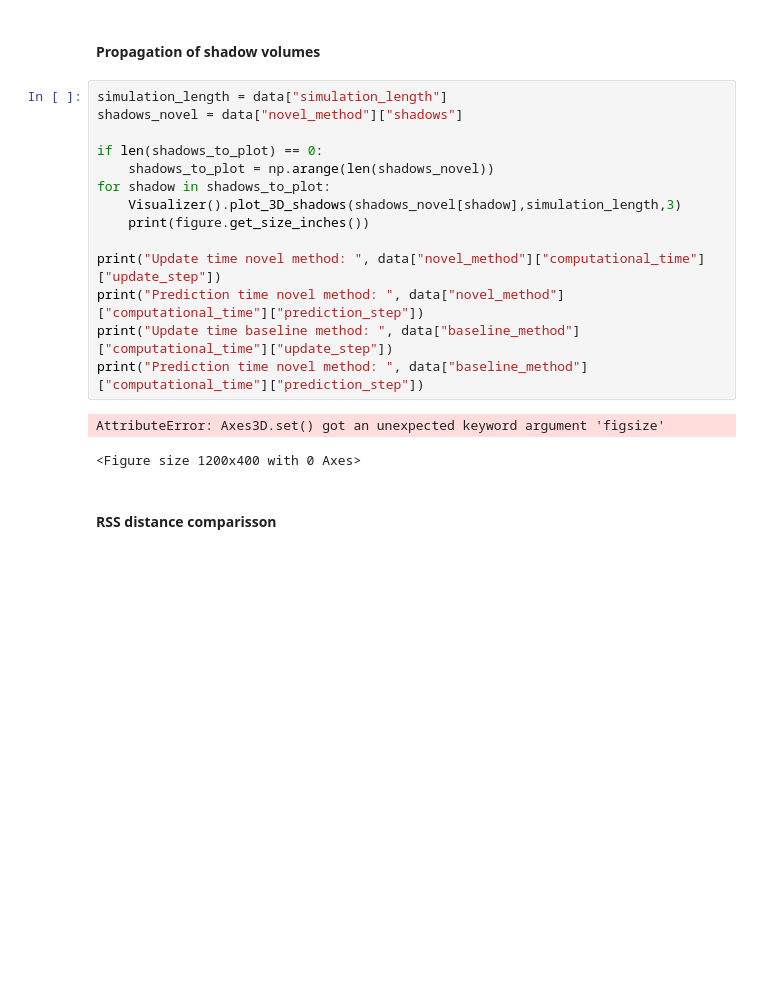
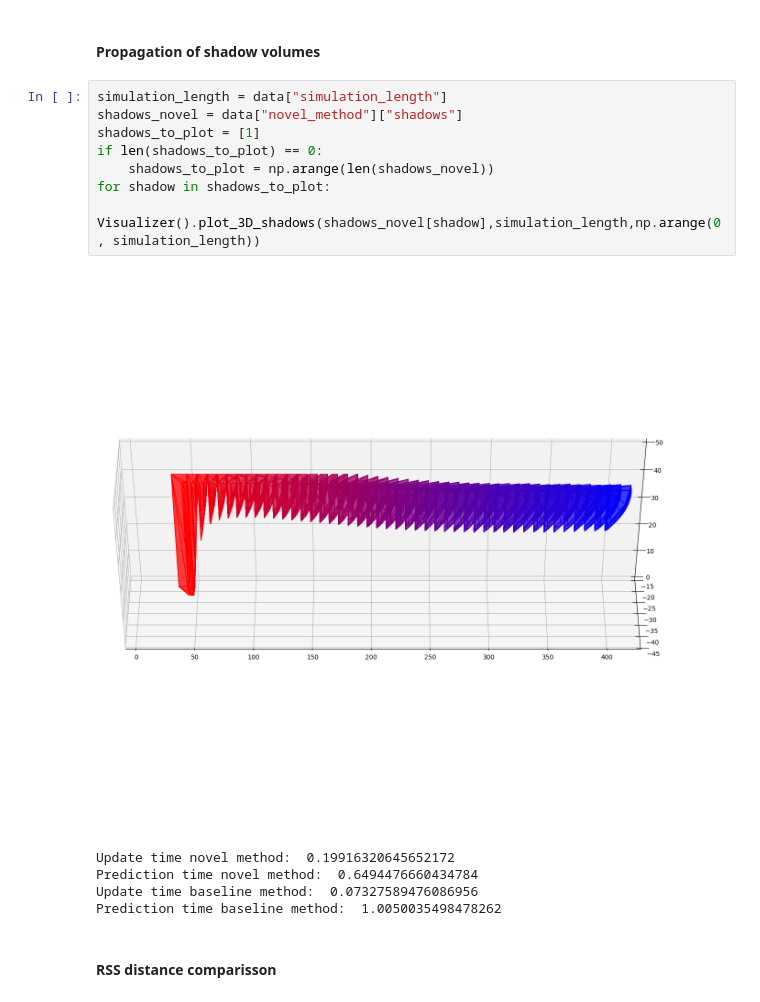
Before and after one commit to haastregt/occlusion_tracking, a Jupyter notebook: highd_scenarios.ipynb, the cells around one changed output. Cells and saved outputs as stored; diff of their text form; blank space fills up the shorter version.

```diff
--- a/highd_scenarios.ipynb
+++ b/highd_scenarios.ipynb
@@ -180,20 +188,17 @@ HTML(anim.to_html5_video())
 # %%
 simulation_length = data["simulation_length"]
 shadows_novel = data["novel_method"]["shadows"]
-
+shadows_to_plot = [1]
 if len(shadows_to_plot) == 0:
     shadows_to_plot = np.arange(len(shadows_novel))
 for shadow in shadows_to_plot:
-    Visualizer().plot_3D_shadows(shadows_novel[shadow],simulation_length,3)
-    print(figure.get_size_inches())
-
-print("Update time novel method: ", data["novel_method"]["computational_time"]["update_step"])
-print("Prediction time novel method: ", data["novel_method"]["computational_time"]["prediction_step"])
-print("Update time baseline method: ", data["baseline_method"]["computational_time"]["update_step"])
-print("Prediction time novel method: ", data["baseline_method"]["computational_time"]["prediction_step"])
+    Visualizer().plot_3D_shadows(shadows_novel[shadow],simulation_length,np.arange(0, simulation_length))
 # %% [output]
+[figure, added]
-AttributeError: Axes3D.set() got an unexpected keyword argument 'figsize'
+Update time novel method:  0.19916320645652172
+Prediction time novel method:  0.6494476660434784
+Update time baseline method:  0.07327589476086956
+Prediction time baseline method:  1.0050035498478262
-<Figure size 1200x400 with 0 Axes>
 # %% [markdown]
 #### RSS distance comparisson
 # %%
```
Also changed, not shown: parts of 7 cells of this notebook, 5 other files.
